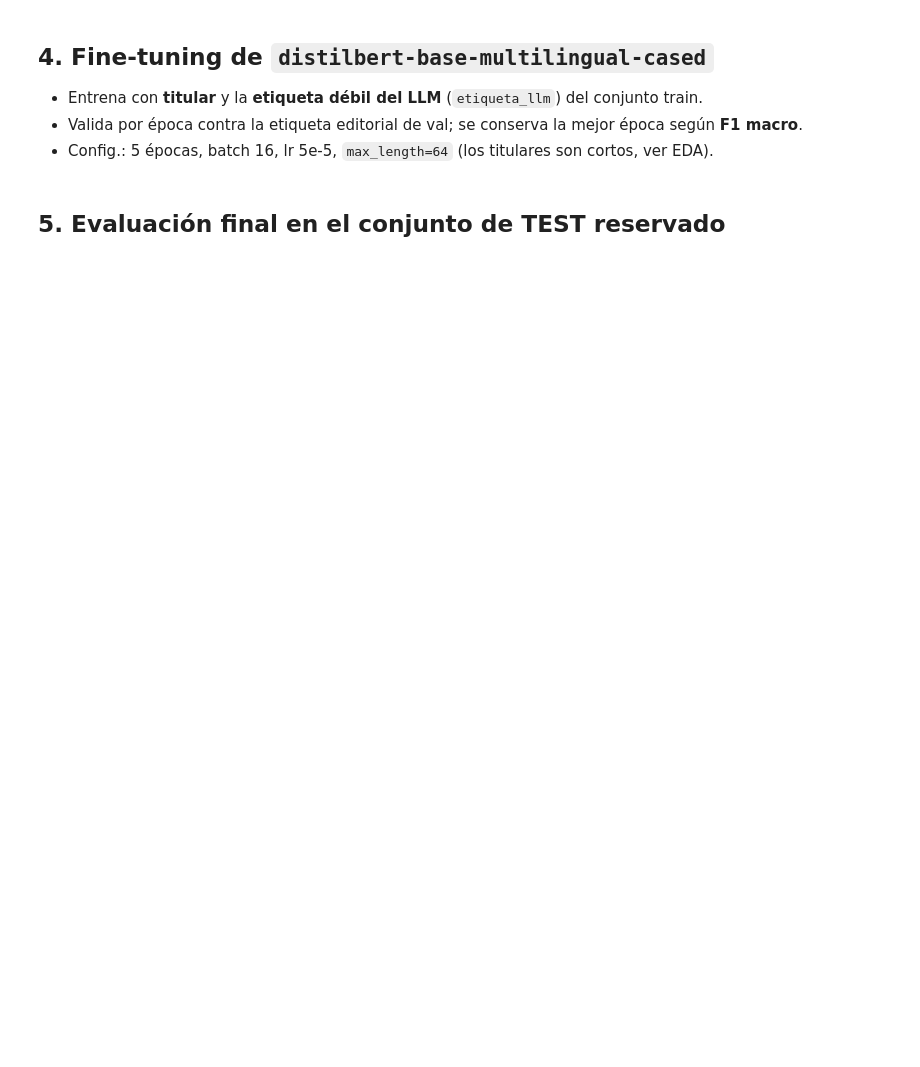
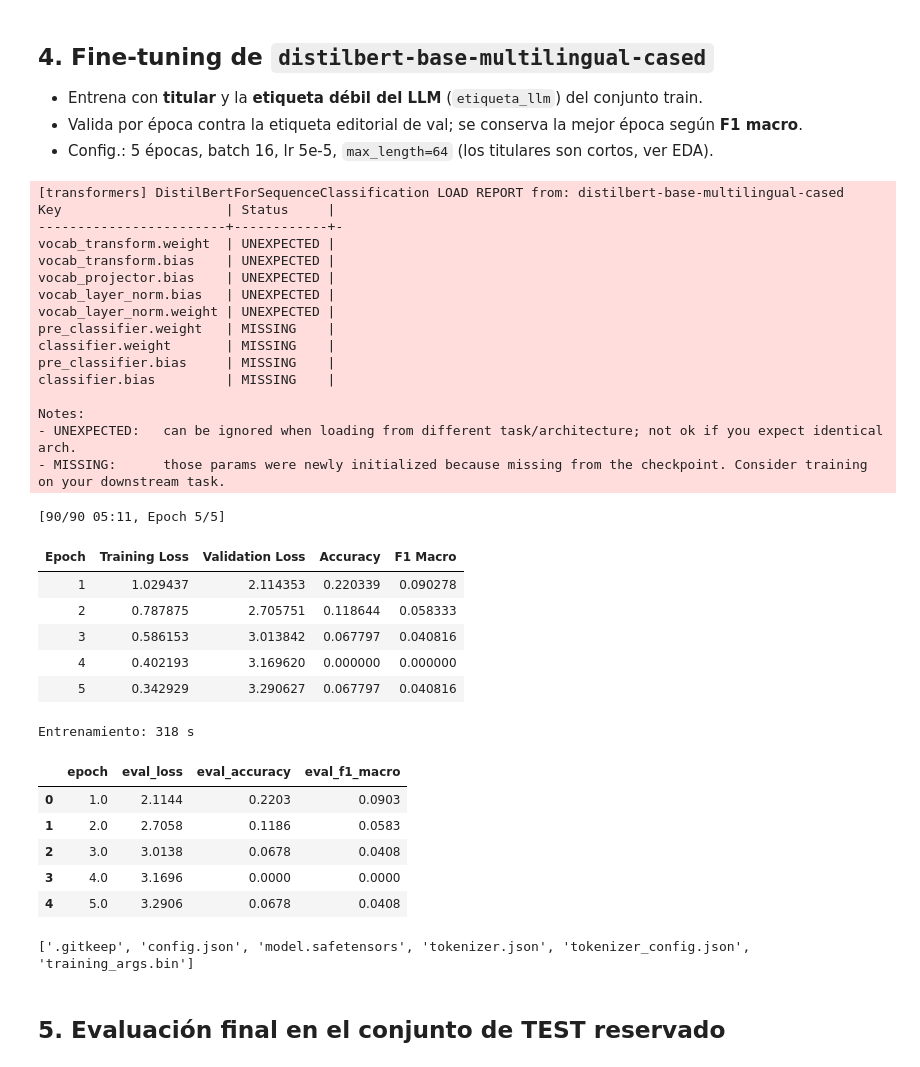
Before and after one commit to loryac21-cyber/tareas-python, a Jupyter notebook: tarea_1/02_clasificacion.ipynb, the cells around one changed output. Saved outputs shown, nothing was run; the diff lists cells and outputs as text; code cells hidden in the pictures; blank space fills up the shorter version.

Commit message:
train: distilbert fine-tuned + etiquetas LLM

```diff
--- a/tarea_1/02_clasificacion.ipynb
+++ b/tarea_1/02_clasificacion.ipynb
@@ -170,39 +268,72 @@ class DS(torch.utils.data.Dataset):
     def __init__(self, textos, etiquetas):
         self.enc = tok(list(textos), truncation=True, max_length=64, padding="max_length")
         self.y = [L2I[e] for e in etiquetas]
     def __len__(self): return len(self.y)
     def __getitem__(self, i):
         item = {k: torch.tensor(v[i]) for k, v in self.enc.items()}
         item["labels"] = torch.tensor(self.y[i]); return item
 
 tr, va, te = df[df.split == "train"], df[df.split == "val"], df[df.split == "test"]
 ds_tr = DS(tr["titular"], tr[COL_ENTRENAMIENTO])
 ds_va = DS(va["titular"], va["categoria"])
 
 def compute_metrics(p):
     pred = np.argmax(p.predictions, axis=1)
     return {"accuracy": accuracy_score(p.label_ids, pred),
             "f1_macro": f1_score(p.label_ids, pred, average="macro")}
 
 modelo = AutoModelForSequenceClassification.from_pretrained(
     FT_MODEL, num_labels=4, id2label=dict(enumerate(ETIQUETAS)), label2id=L2I)
 
 args = TrainingArguments(
     output_dir="modelo", num_train_epochs=5, per_device_train_batch_size=16, per_device_eval_batch_size=32,
-    learning_rate=5e-5, weight_decay=0.01, warmup_ratio=0.1,
+    learning_rate=5e-5, weight_decay=0.01,
     eval_strategy="epoch", save_strategy="epoch", save_total_limit=1,
     load_best_model_at_end=True, metric_for_best_model="f1_macro", greater_is_better=True,
     logging_strategy="epoch", report_to="none", seed=SEED)
 trainer = Trainer(model=modelo, args=args, train_dataset=ds_tr, eval_dataset=ds_va, compute_metrics=compute_metrics)
 t0 = time.time(); trainer.train(); print(f"Entrenamiento: {time.time()-t0:.0f} s")
 
 hist = pd.DataFrame([h for h in trainer.state.log_history if "eval_f1_macro" in h])[["epoch", "eval_loss", "eval_accuracy", "eval_f1_macro"]]
 display(hist.round(4))
+# %% [output]
+[transformers] DistilBertForSequenceClassification LOAD REPORT from: distilbert-base-multilingual-cased
+Key                     | Status     |
+------------------------+------------+-
+vocab_transform.weight  | UNEXPECTED |
+vocab_transform.bias    | UNEXPECTED |
+vocab_projector.bias    | UNEXPECTED |
+vocab_layer_norm.bias   | UNEXPECTED |
+vocab_layer_norm.weight | UNEXPECTED |
+pre_classifier.weight   | MISSING    |
+classifier.weight       | MISSING    |
+pre_classifier.bias     | MISSING    |
+classifier.bias         | MISSING    |
+
+Notes:
+- UNEXPECTED:   can be ignored when loading from different task/architecture; not ok if you expect identical arch.
+- MISSING:      those params were newly initialized because missing from the checkpoint. Consider training on your downstream task.
+[90/90 05:11, Epoch 5/5]
+| Epoch | Training Loss | Validation Loss | Accuracy | F1 Macro |
+| 1 | 1.029437 | 2.114353 | 0.220339 | 0.090278 |
+| 2 | 0.787875 | 2.705751 | 0.118644 | 0.058333 |
+| 3 | 0.586153 | 3.013842 | 0.067797 | 0.040816 |
+| 4 | 0.402193 | 3.169620 | 0.000000 | 0.000000 |
+| 5 | 0.342929 | 3.290627 | 0.067797 | 0.040816 |
+Entrenamiento: 318 s
+|  | epoch | eval_loss | eval_accuracy | eval_f1_macro |
+| 0 | 1.0 | 2.1144 | 0.2203 | 0.0903 |
+| 1 | 2.0 | 2.7058 | 0.1186 | 0.0583 |
+| 2 | 3.0 | 3.0138 | 0.0678 | 0.0408 |
+| 3 | 4.0 | 3.1696 | 0.0000 | 0.0000 |
+| 4 | 5.0 | 3.2906 | 0.0678 | 0.0408 |
 # %%
 trainer.save_model("modelo"); tok.save_pretrained("modelo")
 for d in os.listdir("modelo"):
     if d.startswith("checkpoint-"): shutil.rmtree(os.path.join("modelo", d))
 print(sorted(os.listdir("modelo")))
+# %% [output]
+['.gitkeep', 'config.json', 'model.safetensors', 'tokenizer.json', 'tokenizer_config.json', 'training_args.bin']
 # %% [markdown]
 ## 5. Evaluación final en el conjunto de TEST reservado
 # %%
```
Also changed, not shown: parts of 9 cells of this notebook, 6 other files.
